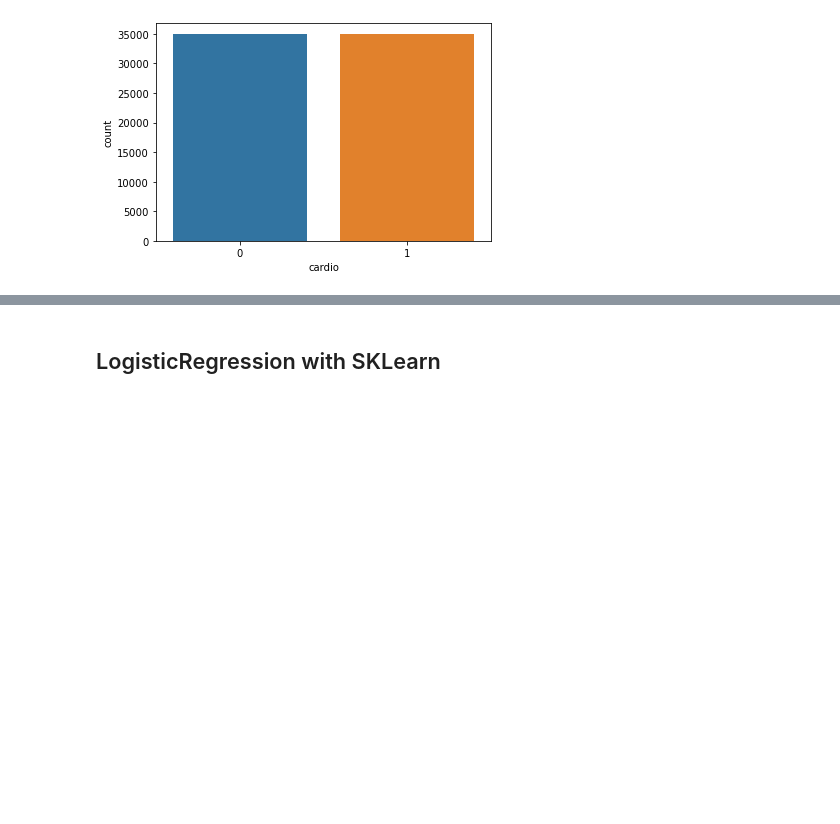
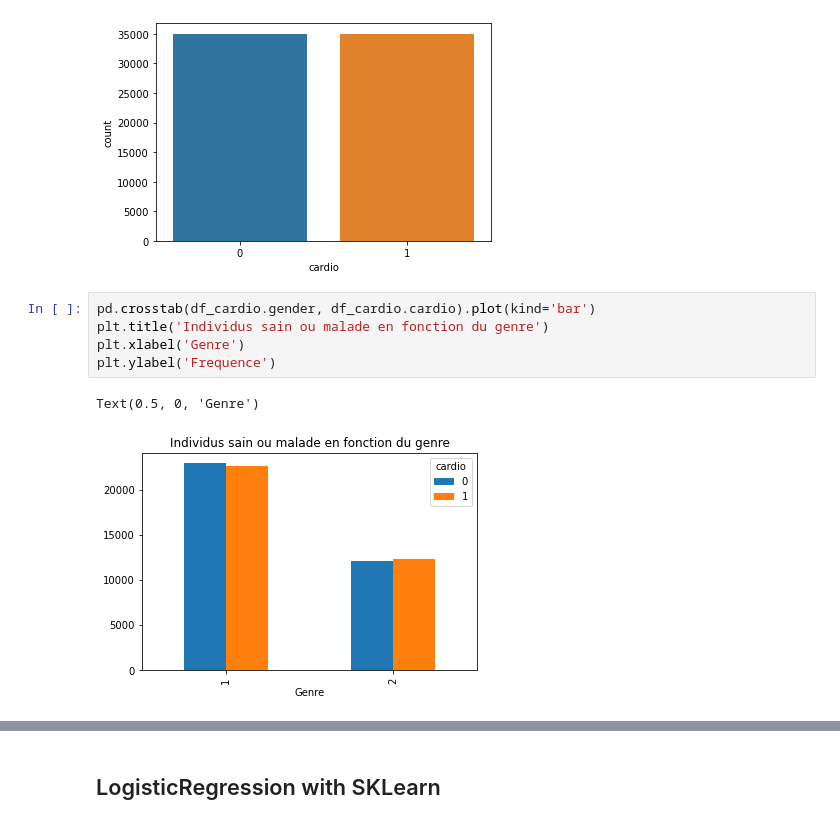
Before and after one commit to eltarr-kawther/-Cardiovascular-Risks, a Jupyter notebook: cardio_vasc.ipynb, the cells around one changed output, grey strips where cells are left out. Cells and saved outputs as stored; diff of their text form; blank space fills up the shorter version.

```diff
--- a/cardio_vasc.ipynb
+++ b/cardio_vasc.ipynb
@@ -107,3 +107,11 @@ sns.countplot(x='cardio', data=df_cardio)
 # %% [output]
 <AxesSubplot:xlabel='cardio', ylabel='count'>
 [figure]
+# %%
+pd.crosstab(df_cardio.gender, df_cardio.cardio).plot(kind='bar')
+plt.title('Individus sain ou malade en fonction du genre')
+plt.xlabel('Genre')
+plt.ylabel('Frequence')
+# %% [output]
+Text(0.5, 0, 'Genre')
+[figure, added]
```
Also changed, not shown: parts of 19 cells of this notebook.
